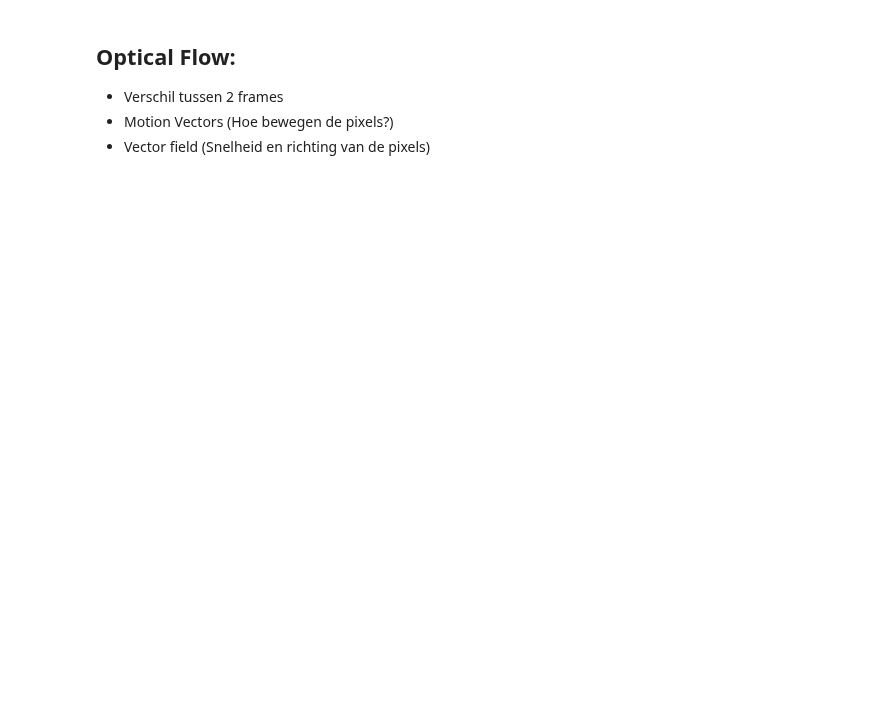
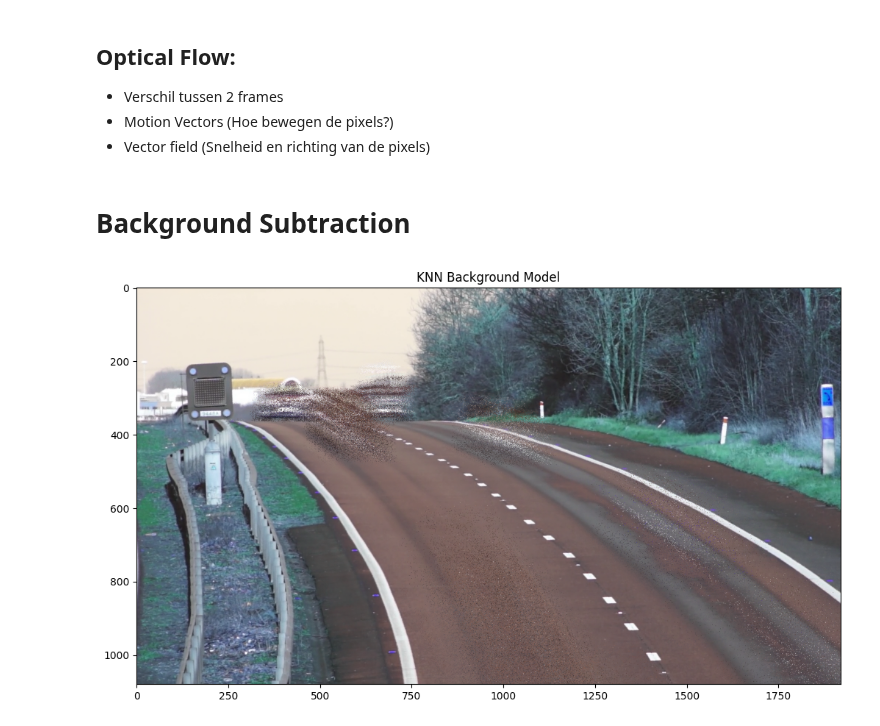
Before and after one commit to yanj27/Smart_Industry, a Jupyter notebook: Smart Industry/College 9/Werkcollege_9.ipynb, the cells around one changed output. Saved outputs shown, nothing was run; the diff lists cells and outputs as text; code cells hidden in the pictures; blank space fills up the shorter version.

Commit message:
Background subtraction

```diff
--- a/Smart Industry/College 9/Werkcollege_9.ipynb
+++ b/Smart Industry/College 9/Werkcollege_9.ipynb
@@ -118,3 +118,49 @@ Video("frame_differencing_highway.mp4", embed=True, width=800)
 * Verschil tussen 2 frames
 * Motion Vectors (Hoe bewegen de pixels?)
 * Vector field (Snelheid en richting van de pixels)
+# %% [markdown]
+# Background Subtraction
+# %%
+video_frames = []
+
+kernel=np.array((9,9), dtype=np.uint8)
+
+sub_type = 'KNN' # 'MOG2' # 'KNN'
+if sub_type == "MOG2":
+    backSub = cv2.createBackgroundSubtractorMOG2(varThreshold=16, detectShadows=True)
+    backSub.setShadowThreshold(0.5)
+else:
+    backSub = cv2.createBackgroundSubtractorKNN(dist2Threshold=1000, detectShadows=True)
+
+for idx in range(0, len(image_paths)):
+    # read frames
+    frame_bgr = cv2.imread(image_paths[idx])
+
+    # get detections
+    detections = get_detections_bgr(backSub,
+                                frame_bgr, # cv2.cvtColor(frame_bgr, cv2.COLOR_BGR2GRAY),
+                                bbox_thresh=100,
+                                nms_thresh=1e-2,
+                                kernel=kernel)
+
+    # draw bounding boxes on frame
+    draw_bboxes(frame_bgr, detections)
+
+    # save image for GIF
+    fig = plt.figure(figsize=(15, 7))
+    plt.imshow(frame_bgr)
+    plt.axis('off')
+    # fig.savefig(f"temp/frame_{idx}.png")
+    plt.close()
+
+    # OPTIONAL append to list for video
+    video_frames.append(frame_bgr)
+# %%
+knn_background = backSub.getBackgroundImage()
+plt.figure(figsize=(15, 7))
+
+plt.imshow(knn_background)
+plt.title(f"KNN Background Model")
+plt.show()
+# %% [output]
+[figure, added]
```
Also changed, not shown: 1 other file.
